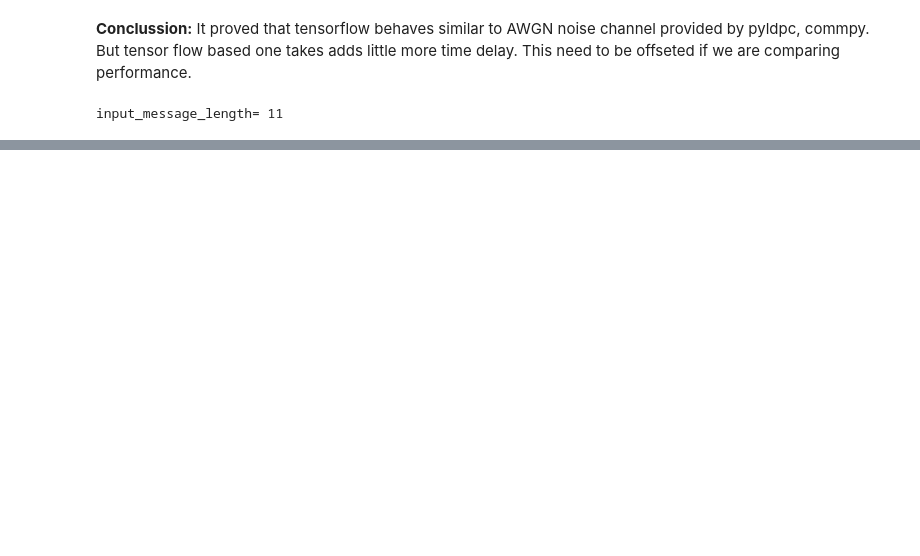
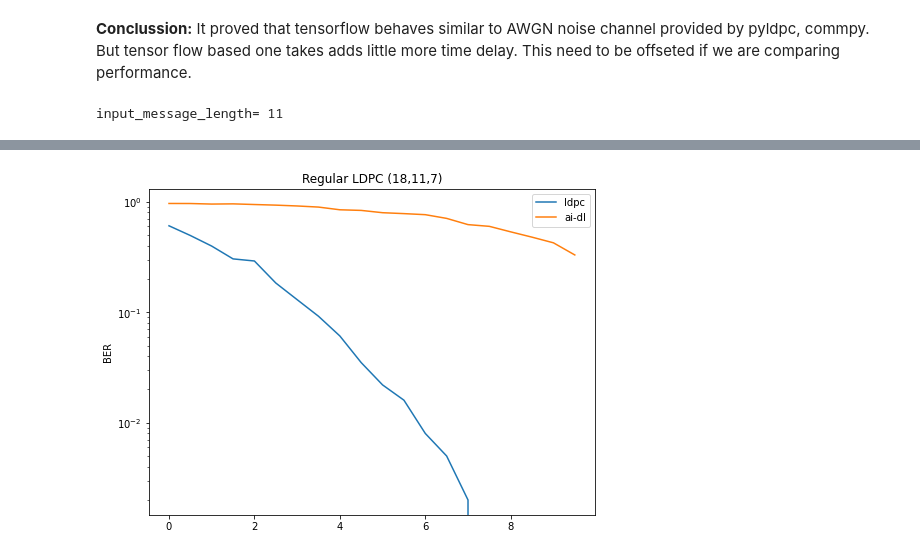
Before and after one commit to iamviji/project, a Jupyter notebook: MainModel.ipynb, the cells around one changed output, grey strips where cells are left out. Saved outputs shown, nothing was run; the diff lists cells and outputs as text; code cells hidden in the pictures; blank space fills up the shorter version.

```diff
--- a/MainModel.ipynb
+++ b/MainModel.ipynb
@@ -352,7 +359,7 @@ output_display_counter = NUM_OF_INPUT_MESSAGE/4
 ber_per_iter_dl_tensor  = np.array(())
 times_per_iter_dl_tensor = np.array(())
 
-for snr in numpy.arange (SNR_BEGIN, 3, SNR_STEP_SIZE):
+for snr in numpy.arange (SNR_BEGIN, SNR_END, SNR_STEP_SIZE):
   total_bit_error = 0
   total_msg_error = 0
   total_time = 0
@@ -366,8 +373,9 @@ for snr in numpy.arange (SNR_BEGIN, 3, SNR_STEP_SIZE):
     awgn_channel_output_message = sess.run ([awgn_channel_output], feed_dict={awgn_noise_std_dev:sigma, awgn_channel_input:encoded_message[0][0]})
     #print (awgn_channel_output_message)
     decoded_message = train_sess.run ([dl_decoder_only_output], feed_dict={input_channel_x:awgn_channel_output_message})
-    print ("input", input_message[i])
-    print ("input", decoded_message[0][0])
+    #print ("input", input_message[i])
+    decoded_message = np.around(decoded_message[0][0]).astype(int)
+    #print ("output", decoded_message)
     if abs(decoded_message-input_message[i]).sum() != 0 :
       total_msg_error = total_msg_error + 1
     if (i+1) % output_display_counter == 0:
@@ -397,0 +405,25 @@ KeyboardInterrupt: ignored
+# %%
+import matplotlib.pyplot as plt
+%matplotlib inline
+snrs = numpy.arange (SNR_BEGIN, SNR_END, SNR_STEP_SIZE)
+fig, (ax1) = plt.subplots(1,1,figsize=(8,6))
+ax1.semilogy(snrs,ber_per_iter_tensor,'', label="ldpc") # plot BER vs SNR
+ax1.semilogy(snrs,ber_per_iter_dl_tensor,'', label="ai-dl") # plot BER vs SNR
+ax1.set_ylabel('BER')
+ax1.set_title('Regular LDPC ({},{},{})'.format(CHANEL_SIZE,input_message_length,CHANEL_SIZE-input_message_length))
+#ax2.plot(snrs,times_per_iter_pyldpc,'', label="pyldpc") # plot decode timing for different SNRs
+#ax2.plot(snrs,times_per_iter_tensor,'', label="tensor") # plot decode timing for different SNRs
+#ax2.plot(snrs,times_per_iter_awgn,'', label="commpy-awgn") # plot decode timing for different SNRs
+#ax2.set_xlabel('$E_b/$N_0$')
+#ax2.set_ylabel('Decoding Time [s]')
+#ax2.annotate('Total Runtime: pyldpc:{:03.2f}s awgn:{:03.2f}s tensor:{:03.2f}s'.format(np.sum(times_per_iter_pyldpc),
+#            np.sum(times_per_iter_awgn), np.sum(times_per_iter_tensor)),
+#            xy=(1, 0.35), xycoords='axes fraction',
+#            xytext=(-20, 20), textcoords='offset pixels',
+#            horizontalalignment='right',
+#            verticalalignment='bottom')
+plt.savefig('ldpc_ber_{}_{}.png'.format(CHANEL_SIZE,input_message_length))
+plt.legend ()
+plt.show()
+# %% [output]
+[figure, added]
```
Also changed, not shown: parts of 9 cells of this notebook.
